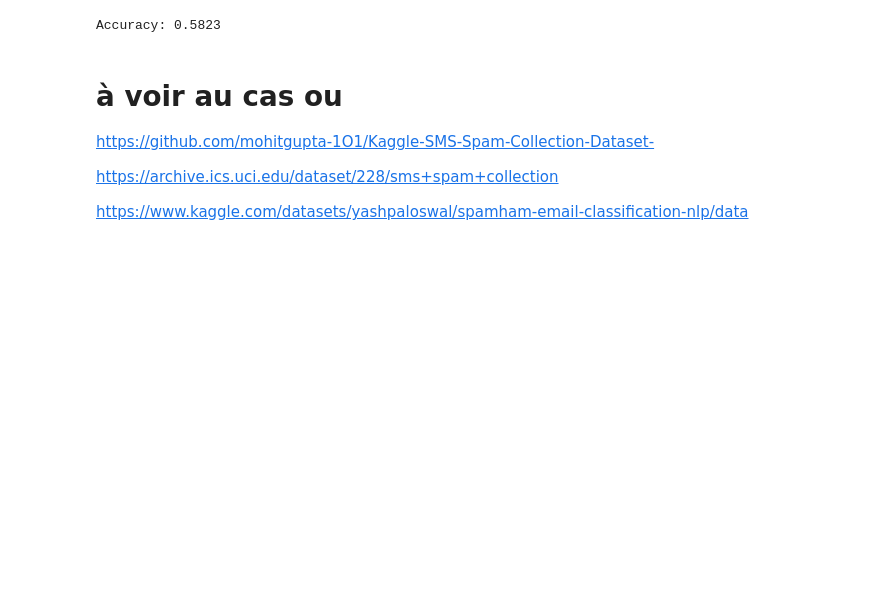
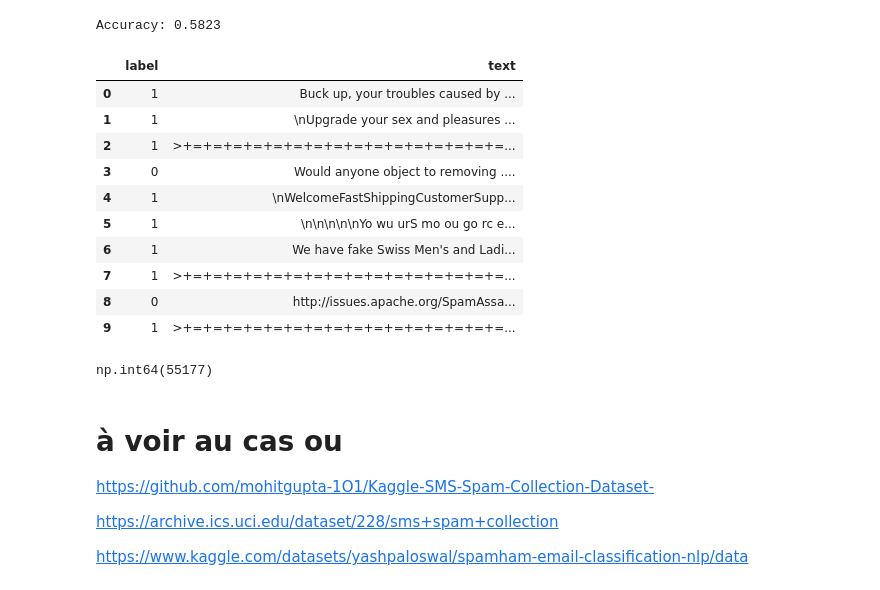
Before and after one commit to avnerelbaz3500/Statapp-Phishing, a Jupyter notebook: Prompt Engeenering Test new train.ipynb, the cells around one changed output. Cells and saved outputs as stored; diff of their text form; code cells hidden in the pictures; blank space fills up the shorter version.

```diff
--- a/Prompt Engeenering Test new train.ipynb
+++ b/Prompt Engeenering Test new train.ipynb
@@ -498,6 +498,27 @@ accuracy3 = accuracy_score(df5["label"], df5["predict"])
 print(f"Accuracy: {accuracy3:.4f}")
 # %% [output]
 Accuracy: 0.5823
+# %%
+df6 = pd.read_csv("models/Ham-Emails.zip")
+
+# df5.columns = ['label','text']
+df6.head(10)
+# %% [output]
+|  | label | text |
+| 0 | 1 | Buck up, your troubles caused by ... |
+| 1 | 1 | \nUpgrade your sex and pleasures ... |
+| 2 | 1 | >+=+=+=+=+=+=+=+=+=+=+=+=+=+=+=+=... |
+| 3 | 0 | Would anyone object to removing .... |
+| 4 | 1 | \nWelcomeFastShippingCustomerSupp... |
+| 5 | 1 | \n\n\n\n\nYo wu urS mo ou go rc e... |
+| 6 | 1 | We have fake Swiss Men's and Ladi... |
+| 7 | 1 | >+=+=+=+=+=+=+=+=+=+=+=+=+=+=+=+=... |
+| 8 | 0 | http://issues.apache.org/SpamAssa... |
+| 9 | 1 | >+=+=+=+=+=+=+=+=+=+=+=+=+=+=+=+=... |
+# %%
+df6["text"].str.count("enron").sum()
+# %% [output]
+np.int64(55177)
 # %% [markdown]
 # à voir au cas ou
 https://github.com/mohitgupta-1O1/Kaggle-SMS-Spam-Collection-Dataset-
```
